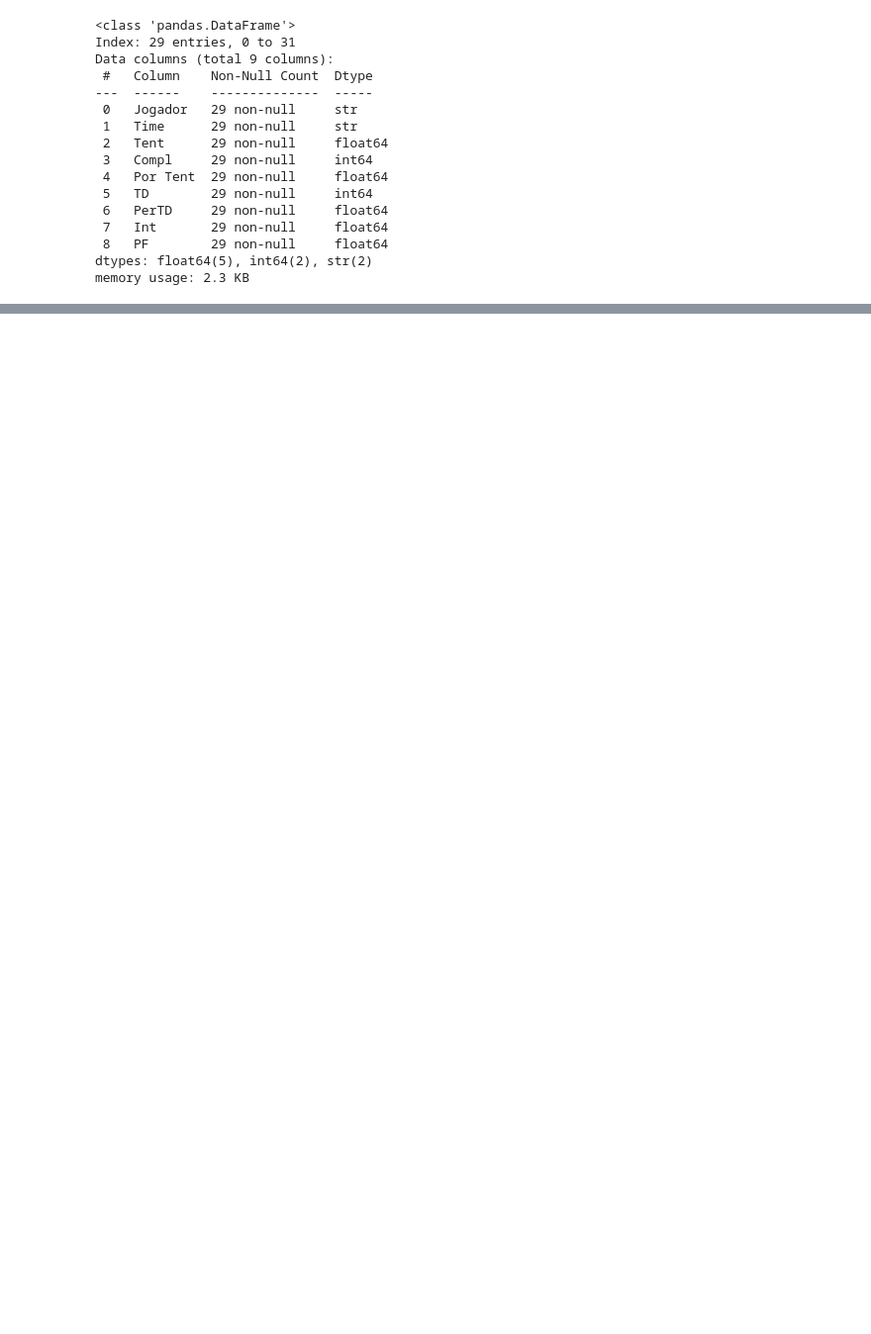
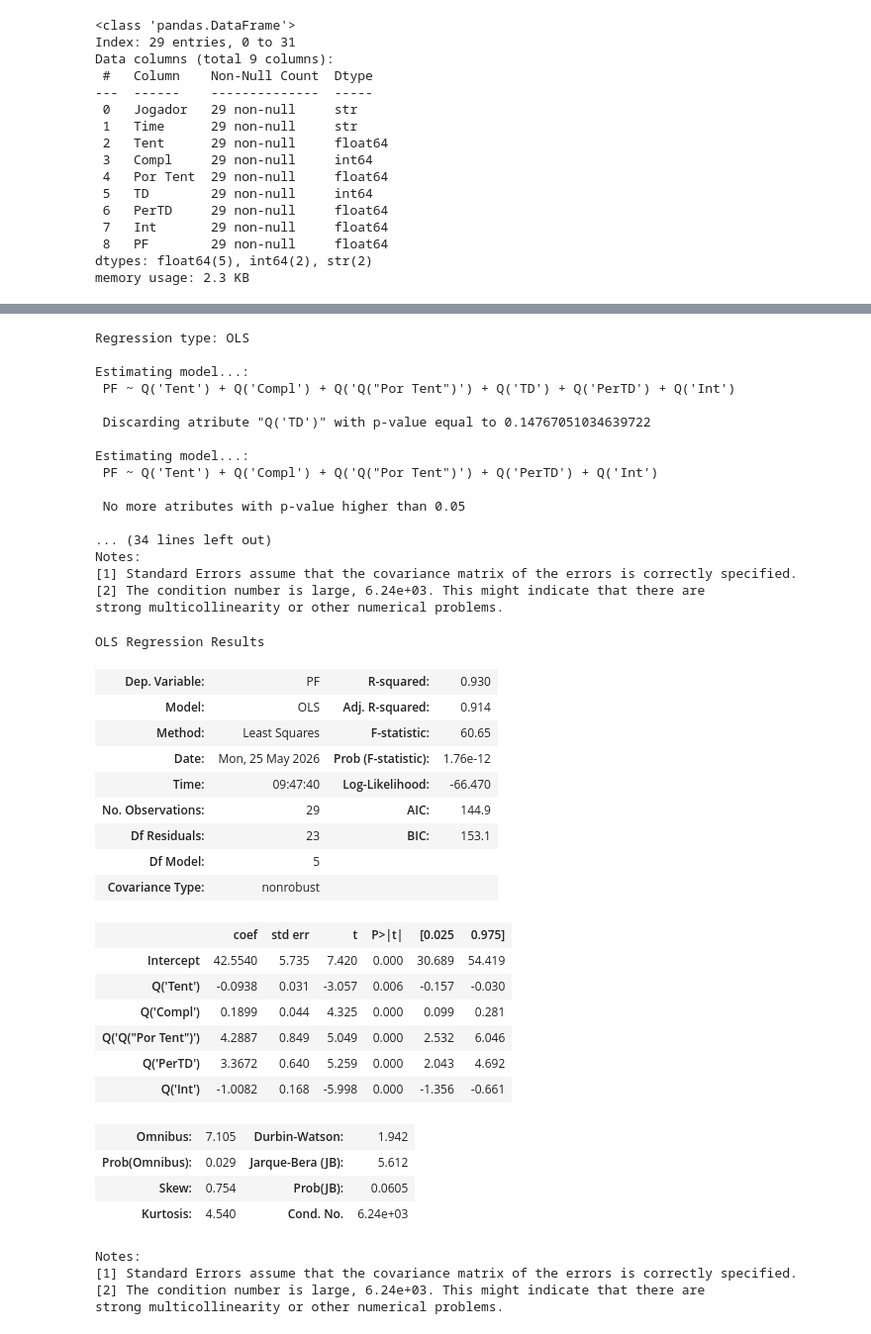
Before and after one commit to LuigiZanon/LNF-analises, a Jupyter notebook: analise.ipynb, the cells around one changed output, grey strips where cells are left out. Shown at 99% size. Cells and saved outputs as stored; diff of their text form; code cells hidden in the pictures; blank space fills up the shorter version.

```diff
--- a/analise.ipynb
+++ b/analise.ipynb
@@ -91,0 +215,49 @@ A escolha inicial de variáveis inclui todas **(ADICIONAR JUSTIFICATIVA INDIVIDU
+# %%
+# Eliminação backward das variáveis não significativas (limiar de p-valor = 0,05)
+modelo_final = stepwise(modelo_completo, pvalue_limit=0.05)
+
+# Parâmetros do modelo após o procedimento stepwise
+modelo_final.summary()
+# %% [output]
+Regression type: OLS
+
+Estimating model...:
+ PF ~ Q('Tent') + Q('Compl') + Q('Q("Por Tent")') + Q('TD') + Q('PerTD') + Q('Int')
+
+ Discarding atribute "Q('TD')" with p-value equal to 0.14767051034639722
+
+Estimating model...:
+ PF ~ Q('Tent') + Q('Compl') + Q('Q("Por Tent")') + Q('PerTD') + Q('Int')
+
+ No more atributes with p-value higher than 0.05
+
+... (34 lines left out)
+Notes:
+[1] Standard Errors assume that the covariance matrix of the errors is correctly specified.
+[2] The condition number is large, 6.24e+03. This might indicate that there are
+strong multicollinearity or other numerical problems.
+OLS Regression Results
+| Dep. Variable: | PF | R-squared: | 0.930 |
+| Model: | OLS | Adj. R-squared: | 0.914 |
+| Method: | Least Squares | F-statistic: | 60.65 |
+| Date: | Mon, 25 May 2026 | Prob (F-statistic): | 1.76e-12 |
+| Time: | 09:47:40 | Log-Likelihood: | -66.470 |
+| No. Observations: | 29 | AIC: | 144.9 |
+| Df Residuals: | 23 | BIC: | 153.1 |
+| Df Model: | 5 |  |  |
+| Covariance Type: | nonrobust |  |  |
+|  | coef | std err | t | P>|t| | [0.025 | 0.975] |
+| Intercept | 42.5540 | 5.735 | 7.420 | 0.000 | 30.689 | 54.419 |
+| Q('Tent') | -0.0938 | 0.031 | -3.057 | 0.006 | -0.157 | -0.030 |
+| Q('Compl') | 0.1899 | 0.044 | 4.325 | 0.000 | 0.099 | 0.281 |
+| Q('Q("Por Tent")') | 4.2887 | 0.849 | 5.049 | 0.000 | 2.532 | 6.046 |
+| Q('PerTD') | 3.3672 | 0.640 | 5.259 | 0.000 | 2.043 | 4.692 |
+| Q('Int') | -1.0082 | 0.168 | -5.998 | 0.000 | -1.356 | -0.661 |
+| Omnibus: | 7.105 | Durbin-Watson: | 1.942 |
+| Prob(Omnibus): | 0.029 | Jarque-Bera (JB): | 5.612 |
+| Skew: | 0.754 | Prob(JB): | 0.0605 |
+| Kurtosis: | 4.540 | Cond. No. | 6.24e+03 |
+Notes:
+[1] Standard Errors assume that the covariance matrix of the errors is correctly specified.
+[2] The condition number is large, 6.24e+03. This might indicate that there are
+strong multicollinearity or other numerical problems.
```
Also changed, not shown: parts of 18 cells of this notebook, 2 other files.
